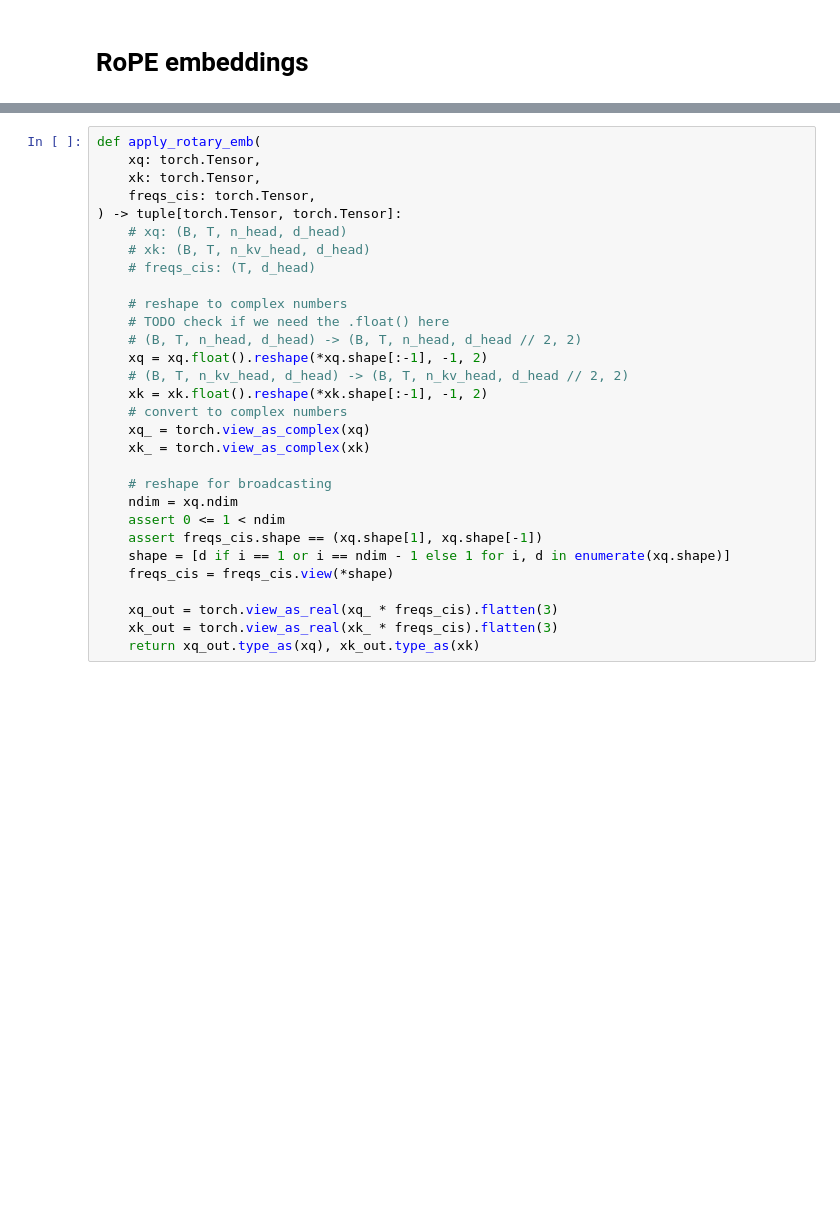
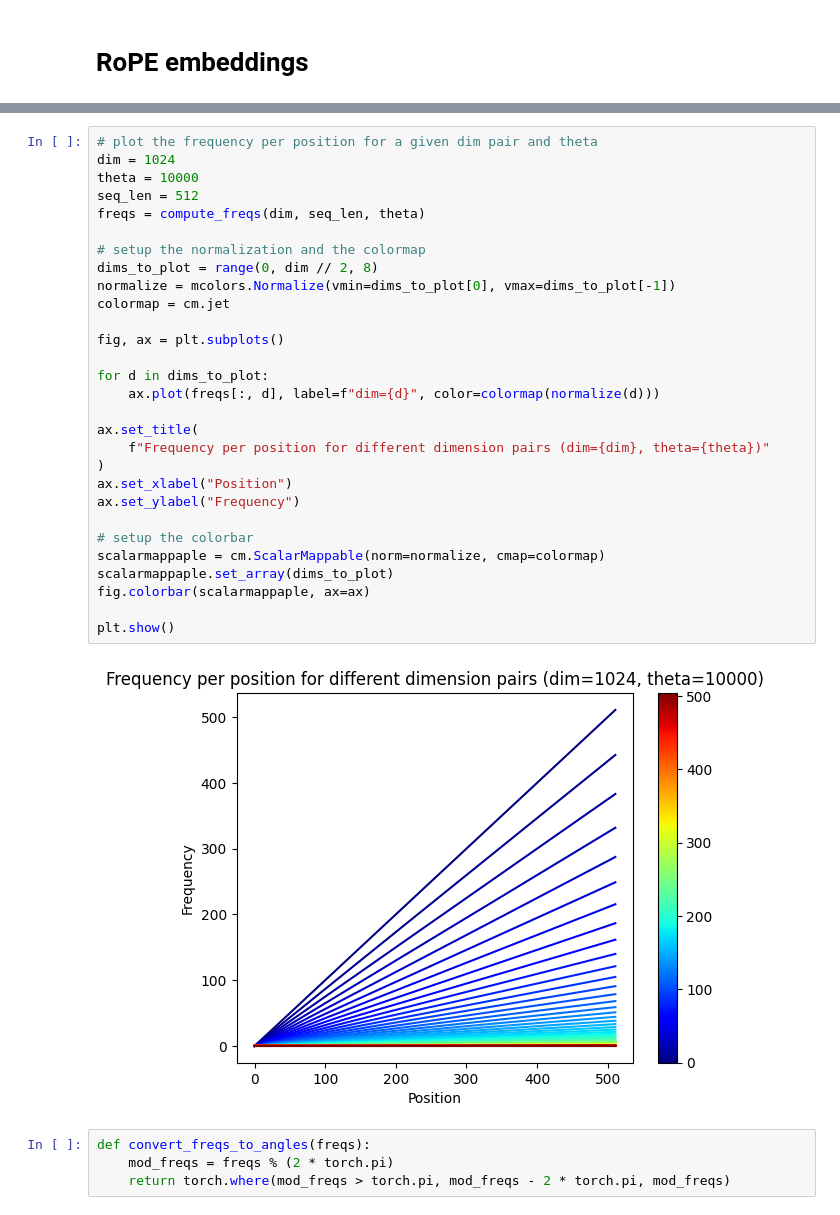
Before and after one commit to Jjschwartz/gollem, a Jupyter notebook: notebooks/rope.ipynb, the cells around one changed output, grey strips where cells are left out. Saved outputs shown, nothing was run; the diff lists cells and outputs as text; blank space fills up the shorter version.

```diff
--- a/notebooks/rope.ipynb
+++ b/notebooks/rope.ipynb
@@ -120,30 +71,35 @@ x.shape=torch.Size([8, 512])
-# %%
-def apply_rotary_emb(
-    xq: torch.Tensor,
-    xk: torch.Tensor,
-    freqs_cis: torch.Tensor,
-) -> tuple[torch.Tensor, torch.Tensor]:
-    # xq: (B, T, n_head, d_head)
-    # xk: (B, T, n_kv_head, d_head)
-    # freqs_cis: (T, d_head)
-
-    # reshape to complex numbers
-    # TODO check if we need the .float() here
-    # (B, T, n_head, d_head) -> (B, T, n_head, d_head // 2, 2)
-    xq = xq.float().reshape(*xq.shape[:-1], -1, 2)
-    # (B, T, n_kv_head, d_head) -> (B, T, n_kv_head, d_head // 2, 2)
-    xk = xk.float().reshape(*xk.shape[:-1], -1, 2)
-    # convert to complex numbers
-    xq_ = torch.view_as_complex(xq)
-    xk_ = torch.view_as_complex(xk)
-
-    # reshape for broadcasting
-    ndim = xq.ndim
-    assert 0 <= 1 < ndim
-    assert freqs_cis.shape == (xq.shape[1], xq.shape[-1])
-    shape = [d if i == 1 or i == ndim - 1 else 1 for i, d in enumerate(xq.shape)]
-    freqs_cis = freqs_cis.view(*shape)
-
-    xq_out = torch.view_as_real(xq_ * freqs_cis).flatten(3)
-    xk_out = torch.view_as_real(xk_ * freqs_cis).flatten(3)
-    return xq_out.type_as(xq), xk_out.type_as(xk)
+# %%
+# plot the frequency per position for a given dim pair and theta
+dim = 1024
+theta = 10000
+seq_len = 512
+freqs = compute_freqs(dim, seq_len, theta)
+
+# setup the normalization and the colormap
+dims_to_plot = range(0, dim // 2, 8)
+normalize = mcolors.Normalize(vmin=dims_to_plot[0], vmax=dims_to_plot[-1])
+colormap = cm.jet
+
+fig, ax = plt.subplots()
+
+for d in dims_to_plot:
+    ax.plot(freqs[:, d], label=f"dim={d}", color=colormap(normalize(d)))
+
+ax.set_title(
+    f"Frequency per position for different dimension pairs (dim={dim}, theta={theta})"
+)
+ax.set_xlabel("Position")
+ax.set_ylabel("Frequency")
+
+# setup the colorbar
+scalarmappaple = cm.ScalarMappable(norm=normalize, cmap=colormap)
+scalarmappaple.set_array(dims_to_plot)
+fig.colorbar(scalarmappaple, ax=ax)
+
+plt.show()
+# %% [output]
+[figure, added]
+# %%
+def convert_freqs_to_angles(freqs):
+    mod_freqs = freqs % (2 * torch.pi)
+    return torch.where(mod_freqs > torch.pi, mod_freqs - 2 * torch.pi, mod_freqs)
```
Also changed, not shown: parts of 17 cells of this notebook, 1 other file.
